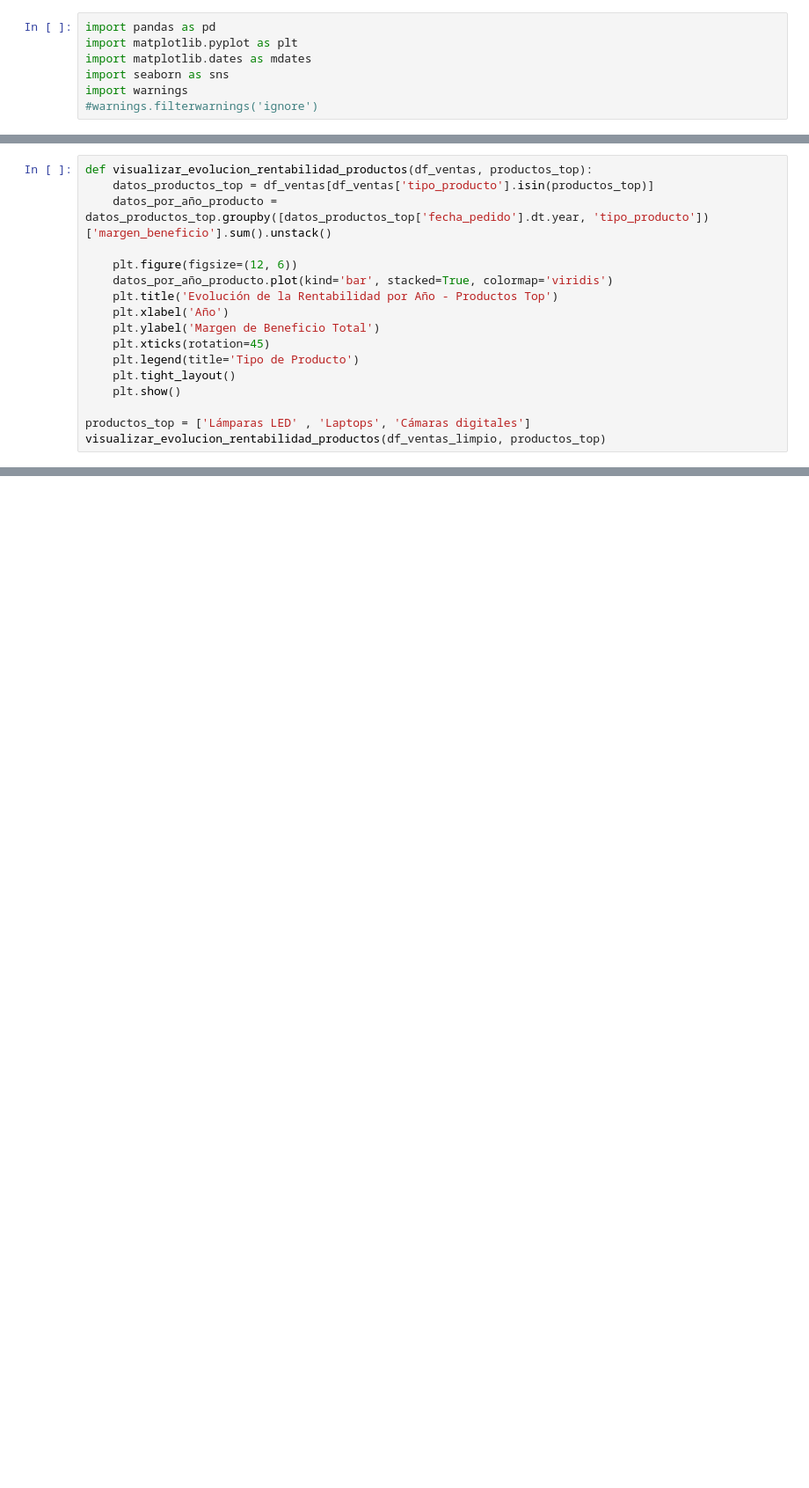
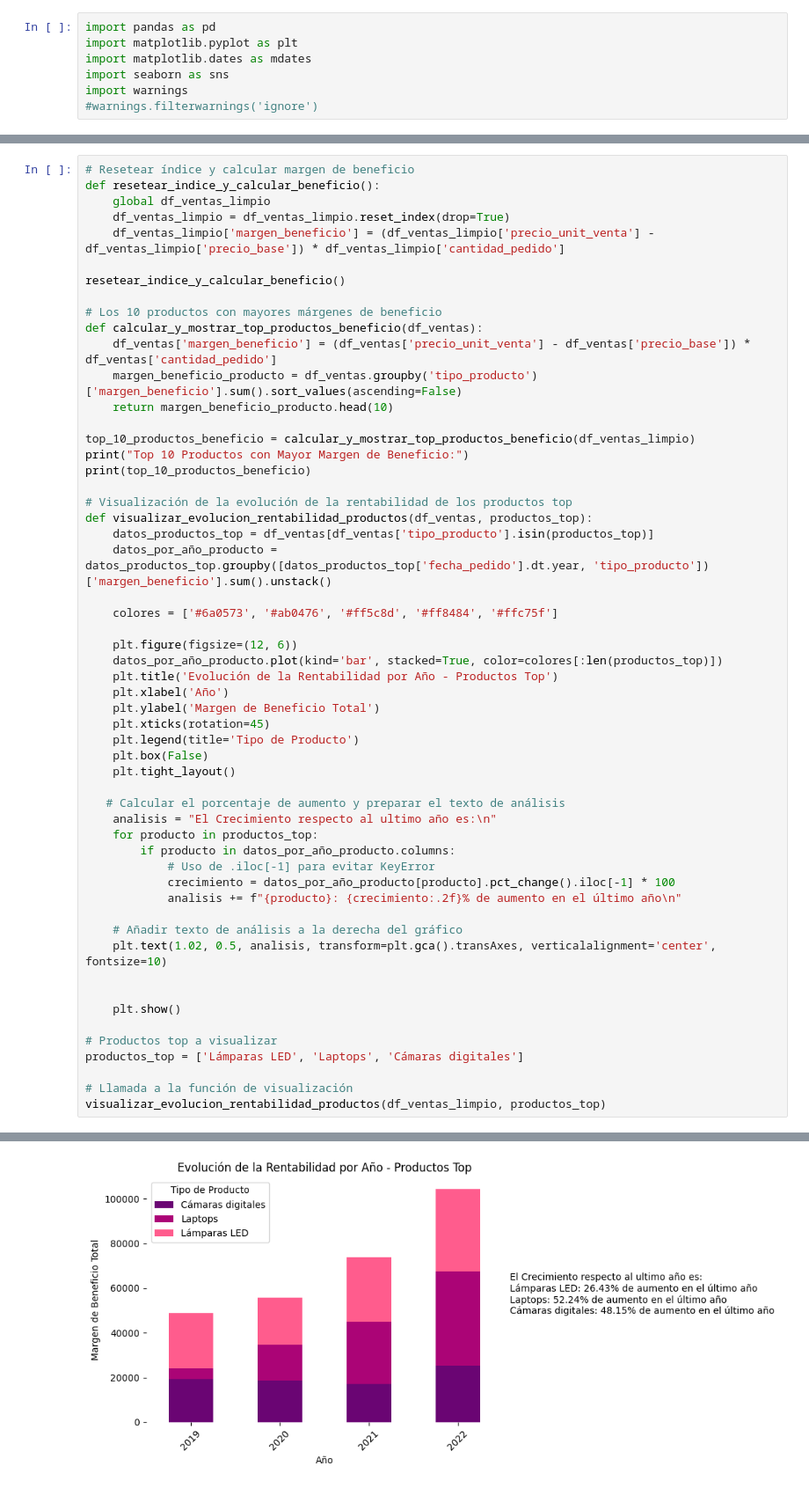
Before and after one commit to gabrielcz6/supermarketsalesanalysis, a Jupyter notebook: supermarketanalisis.ipynb, the cells around one changed output, grey strips where cells are left out. Shown at 88% size. Drawn from its saved outputs; the diff is of its cells as text; blank space fills up the shorter version.

```diff
--- a/supermarketanalisis.ipynb
+++ b/supermarketanalisis.ipynb
@@ -481,17 +9,0 @@ Ahora, para entender cómo ha evolucionado la rentabilidad de los productos más
-# %%
-def visualizar_evolucion_rentabilidad_productos(df_ventas, productos_top):
-    datos_productos_top = df_ventas[df_ventas['tipo_producto'].isin(productos_top)]
-    datos_por_año_producto = datos_productos_top.groupby([datos_productos_top['fecha_pedido'].dt.year, 'tipo_producto'])['margen_beneficio'].sum().unstack()
-
-    plt.figure(figsize=(12, 6))
-    datos_por_año_producto.plot(kind='bar', stacked=True, colormap='viridis')
-    plt.title('Evolución de la Rentabilidad por Año - Productos Top')
-    plt.xlabel('Año')
-    plt.ylabel('Margen de Beneficio Total')
-    plt.xticks(rotation=45)
-    plt.legend(title='Tipo de Producto')
-    plt.tight_layout()
-    plt.show()
-
-productos_top = ['Lámparas LED' , 'Laptops', 'Cámaras digitales']
-visualizar_evolucion_rentabilidad_productos(df_ventas_limpio, productos_top)
@@ -732,0 +381,56 @@ El análisis revela que aunque los volúmenes de ventas son similares entre B2B
+# %%
+# Resetear índice y calcular margen de beneficio
+def resetear_indice_y_calcular_beneficio():
+    global df_ventas_limpio
+    df_ventas_limpio = df_ventas_limpio.reset_index(drop=True)
+    df_ventas_limpio['margen_beneficio'] = (df_ventas_limpio['precio_unit_venta'] - df_ventas_limpio['precio_base']) * df_ventas_limpio['cantidad_pedido']
+
+resetear_indice_y_calcular_beneficio()
+
+# Los 10 productos con mayores márgenes de beneficio
+def calcular_y_mostrar_top_productos_beneficio(df_ventas):
+    df_ventas['margen_beneficio'] = (df_ventas['precio_unit_venta'] - df_ventas['precio_base']) * df_ventas['cantidad_pedido']
+    margen_beneficio_producto = df_ventas.groupby('tipo_producto')['margen_beneficio'].sum().sort_values(ascending=False)
+    return margen_beneficio_producto.head(10)
+
+top_10_productos_beneficio = calcular_y_mostrar_top_productos_beneficio(df_ventas_limpio)
+print("Top 10 Productos con Mayor Margen de Beneficio:")
+print(top_10_productos_beneficio)
+
+# Visualización de la evolución de la rentabilidad de los productos top
+def visualizar_evolucion_rentabilidad_productos(df_ventas, productos_top):
+    datos_productos_top = df_ventas[df_ventas['tipo_producto'].isin(productos_top)]
+    datos_por_año_producto = datos_productos_top.groupby([datos_productos_top['fecha_pedido'].dt.year, 'tipo_producto'])['margen_beneficio'].sum().unstack()
+
+    colores = ['#6a0573', '#ab0476', '#ff5c8d', '#ff8484', '#ffc75f']
+
+    plt.figure(figsize=(12, 6))
+    datos_por_año_producto.plot(kind='bar', stacked=True, color=colores[:len(productos_top)])
+    plt.title('Evolución de la Rentabilidad por Año - Productos Top')
+    plt.xlabel('Año')
+    plt.ylabel('Margen de Beneficio Total')
+    plt.xticks(rotation=45)
+    plt.legend(title='Tipo de Producto')
+    plt.box(False)
+    plt.tight_layout()
+
+   # Calcular el porcentaje de aumento y preparar el texto de análisis
+    analisis = "El Crecimiento respecto al ultimo año es:\n"
+    for producto in productos_top:
+        if producto in datos_por_año_producto.columns:
+            # Uso de .iloc[-1] para evitar KeyError
+            crecimiento = datos_por_año_producto[producto].pct_change().iloc[-1] * 100
+            analisis += f"{producto}: {crecimiento:.2f}% de aumento en el último año\n"
+
+    # Añadir texto de análisis a la derecha del gráfico
+    plt.text(1.02, 0.5, analisis, transform=plt.gca().transAxes, verticalalignment='center', fontsize=10)
+
+
+    plt.show()
+
+# Productos top a visualizar
+productos_top = ['Lámparas LED', 'Laptops', 'Cámaras digitales']
+
+# Llamada a la función de visualización
+visualizar_evolucion_rentabilidad_productos(df_ventas_limpio, productos_top)
+# %% [output]
@@ -732,0 +451 @@ El análisis revela que aunque los volúmenes de ventas son similares entre B2B
+[figure, added]
```
Also changed, not shown: parts of 63 cells of this notebook, 1 other file.
